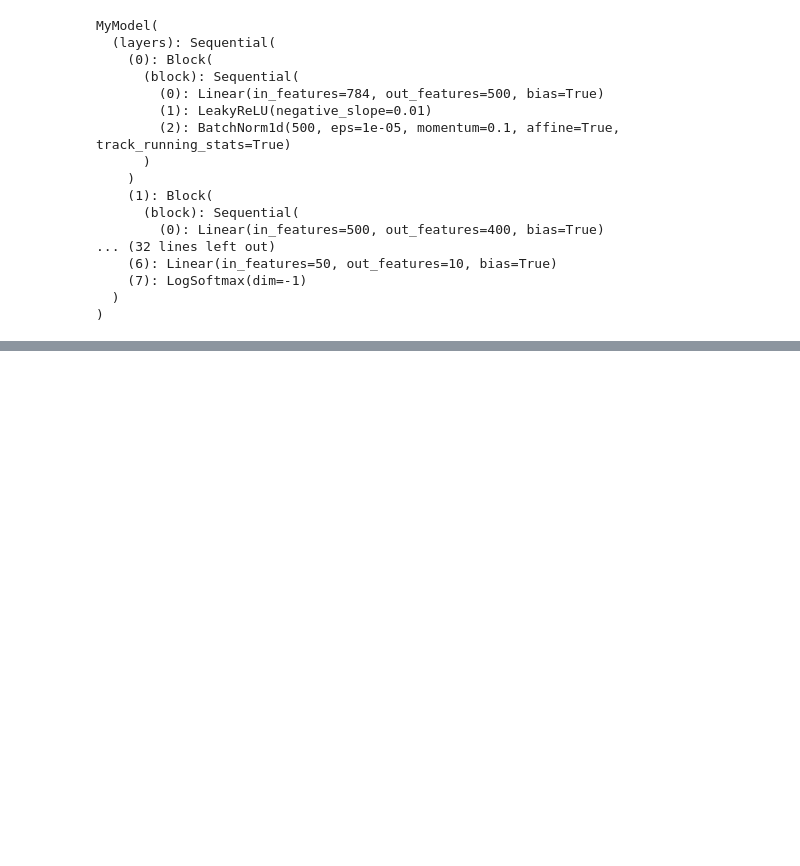
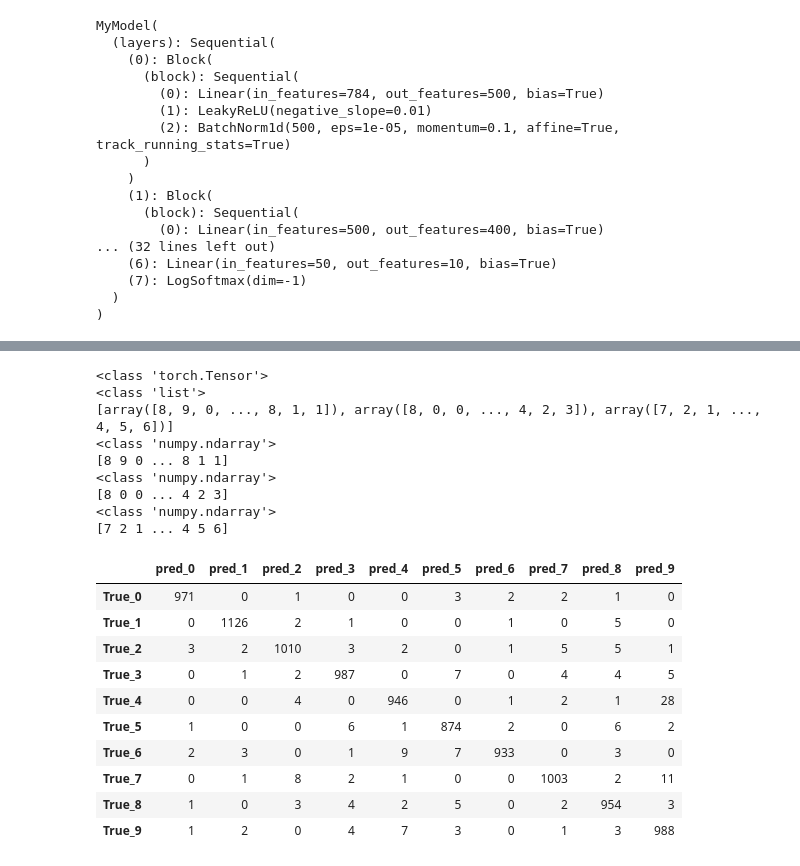
Before and after one commit to bh8648/DL, a Jupyter notebook: DL221107.ipynb, the cells around one changed output, grey strips where cells are left out. Cells and saved outputs as stored; diff of their text form; code cells hidden in the pictures; blank space fills up the shorter version.

```diff
--- a/DL221107.ipynb
+++ b/DL221107.ipynb
@@ -160,7 +158,7 @@ class MyModel(nn.Module) :
         nn.LogSoftmax(dim=-1)
     )
   def forward(self, x) :
-    y = self.layer(x)
+    y = self.layers(x)
     return y
 
 
@@ -332,10 +341,41 @@ with torch.no_grad() :
 # %%
 # 혼동행렬
 import pandas as pd
 from sklearn.metrics import confusion_matrix
+
+print(type(y_hat))
+print(type(y))
+# print(y) 가장 처음에는 리스트y에 속한 값들이 gpu에 있었음
+# y = [i.cpu().numpy() for i in y] 한 번 진행했음
+print(y) # 지금은 리스트 y에 속한 값들이 cpu에 있음.
+for x in y :
+  print(type(x))
+  print(x)
+
 pd.DataFrame(confusion_matrix(y[-1], torch.argmax(y_hat, dim=-1)),
              index=['True_%d' % i for i in range(10)],
              columns=['pred_%d' % i for i in range(10)])
+# %% [output]
+<class 'torch.Tensor'>
+<class 'list'>
+[array([8, 9, 0, ..., 8, 1, 1]), array([8, 0, 0, ..., 4, 2, 3]), array([7, 2, 1, ..., 4, 5, 6])]
+<class 'numpy.ndarray'>
+[8 9 0 ... 8 1 1]
+<class 'numpy.ndarray'>
+[8 0 0 ... 4 2 3]
+<class 'numpy.ndarray'>
+[7 2 1 ... 4 5 6]
+|  | pred_0 | pred_1 | pred_2 | pred_3 | pred_4 | pred_5 | pred_6 | pred_7 | pred_8 | pred_9 |
+| True_0 | 971 | 0 | 1 | 0 | 0 | 3 | 2 | 2 | 1 | 0 |
+| True_1 | 0 | 1126 | 2 | 1 | 0 | 0 | 1 | 0 | 5 | 0 |
+| True_2 | 3 | 2 | 1010 | 3 | 2 | 0 | 1 | 5 | 5 | 1 |
+| True_3 | 0 | 1 | 2 | 987 | 0 | 7 | 0 | 4 | 4 | 5 |
+| True_4 | 0 | 0 | 4 | 0 | 946 | 0 | 1 | 2 | 1 | 28 |
+| True_5 | 1 | 0 | 0 | 6 | 1 | 874 | 2 | 0 | 6 | 2 |
+| True_6 | 2 | 3 | 0 | 1 | 9 | 7 | 933 | 0 | 3 | 0 |
+| True_7 | 0 | 1 | 8 | 2 | 1 | 0 | 0 | 1003 | 2 | 11 |
+| True_8 | 1 | 0 | 3 | 4 | 2 | 5 | 0 | 2 | 954 | 3 |
+| True_9 | 1 | 2 | 0 | 4 | 7 | 3 | 0 | 1 | 3 | 988 |
 # %%
 # 문제2는 애초에 학습자료가 배치정규화만을 이용하여 학습하고 테스트 한 것임.
 # 드롭아웃을 사용할지 배치정규화를 사용할지는 기본 블록정의의 가장 아래에 적혀있음
```
Also changed, not shown: parts of 3 cells of this notebook.
